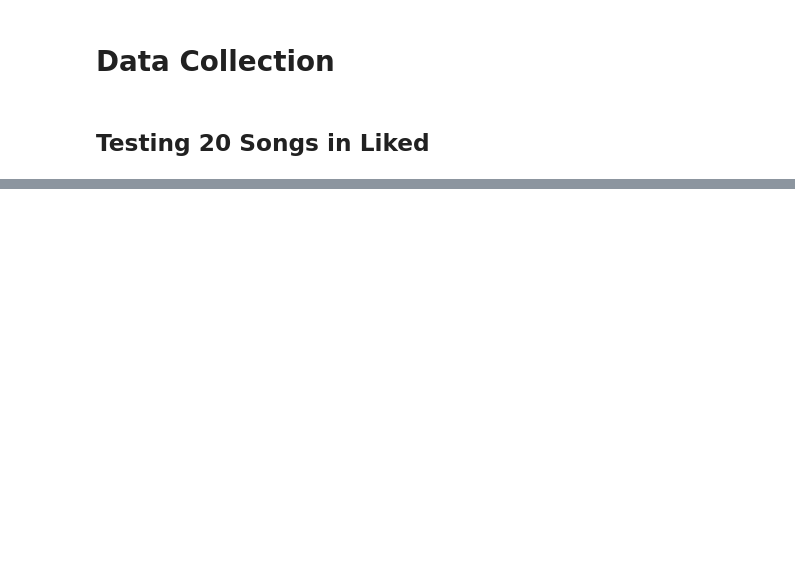
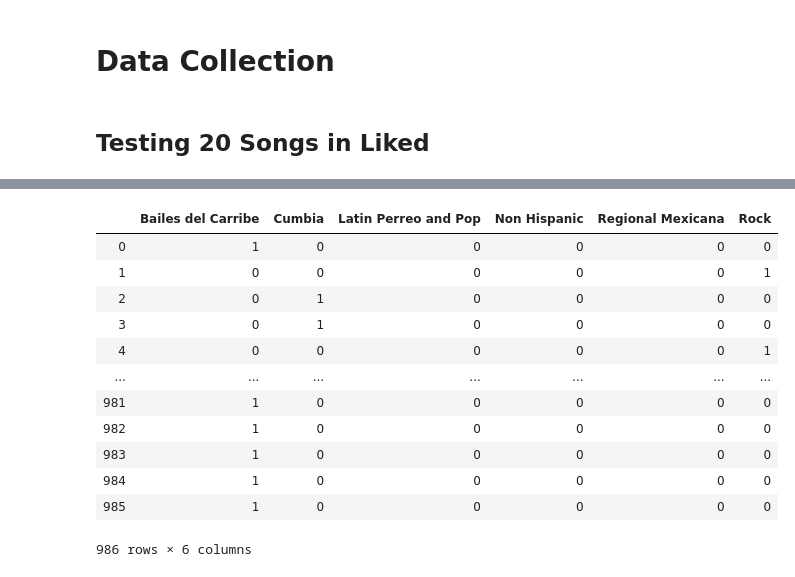
Before and after one commit to PeterGarcia95/spotipy_wrapper, a Jupyter notebook: Spotify API Project.ipynb, the cells around one changed output, grey strips where cells are left out. Drawn from its saved outputs; the diff is of its cells as text; code cells hidden in the pictures; blank space fills up the shorter version.

```diff
--- a/Spotify API Project.ipynb
+++ b/Spotify API Project.ipynb
@@ -133 +248,25 @@ Audio Features were gathered for 973 songs
+# %%
+for i in range(len(genres_found)):
+    if {'porro','bachata, merengue','salsa', 'salsa peruana', 'tropical', 'timba'}  & set(genres_found[i]):
+        genres_found[i] = ['Bailes del Carribe']
+
+    if {'trival','cumbia','cumbia salvadorena','gruperas inmortales' ,'cumbia villera', 'cumbia sonidera', 'tejano', 'guaracha', 'cumbia paraguaya','nu-cumbia', 'grupera'} & set(genres_found[i]):
+        genres_found[i] = ['Cumbia']
+
+    if {'rap dominicano','perreo','venezuelan hip hop','chilean hardcore','reggaeton', 'dembow', 'trap latino', 'latin hip hop','panamanian pop','venezuelan indie','latin pop', 'latin', 'mexican edm', 'pop romantico'} & set(genres_found[i]):
+        genres_found[i] = ['Latin Perreo and Pop']
+
+    if {'tamborazo','banda', 'ranchera', 'mariachi', 'duranguense', 'cancion melodica', 'norteno-sax','regional mexican','regional mexican pop'} & set(genres_found[i]):
+        genres_found[i] = ['Regional Mexicana']
+
+
+    if {'escape room','christian music','shimmer pop','bass trap' ,'emo rap','indie pop','indie soul', 'edm', 'house', 'british soul', 'disco', 'funk','la pop','uk hip hop','social media pop','afropop','reggae fusion','ghanaian pop','soca','hip hop','pop rap', 'pop', 'hip pop', 'rap', 'chicago rap','chicago pop', 'meme rap'} & set(genres_found[i]):
+        genres_found[i] = ['Non Hispanic']
+
+
+    if {'mexican rock', 'rock en espanol', 'latin rock', 'mexican rock-and-roll','metalcore','screamo','rock', 'rock-and-roll', 'punk', 'alternative metal', 'soft rock', 'glam rock', 'piano rock'} & set(genres_found[i]):
+        genres_found[i] = ['Rock']
+
+
+data['genres'] = genres_found
 # %%
@@ -148,0 +287,17 @@ data
+# %%
+genre_dummied = data['genres'].str.join(sep='*').str.get_dummies(sep='*')
+genre_dummied
+# %% [output]
+|  | Bailes del Carribe | Cumbia | Latin Perreo and Pop | Non Hispanic | Regional Mexicana | Rock |
+| 0 | 1 | 0 | 0 | 0 | 0 | 0 |
+| 1 | 0 | 0 | 0 | 0 | 0 | 1 |
+| 2 | 0 | 1 | 0 | 0 | 0 | 0 |
+| 3 | 0 | 1 | 0 | 0 | 0 | 0 |
+| 4 | 0 | 0 | 0 | 0 | 0 | 1 |
+| ... | ... | ... | ... | ... | ... | ... |
+| 981 | 1 | 0 | 0 | 0 | 0 | 0 |
+| 982 | 1 | 0 | 0 | 0 | 0 | 0 |
+| 983 | 1 | 0 | 0 | 0 | 0 | 0 |
+| 984 | 1 | 0 | 0 | 0 | 0 | 0 |
+| 985 | 1 | 0 | 0 | 0 | 0 | 0 |
+986 rows × 6 columns
```
Also changed, not shown: parts of 26 cells of this notebook.
